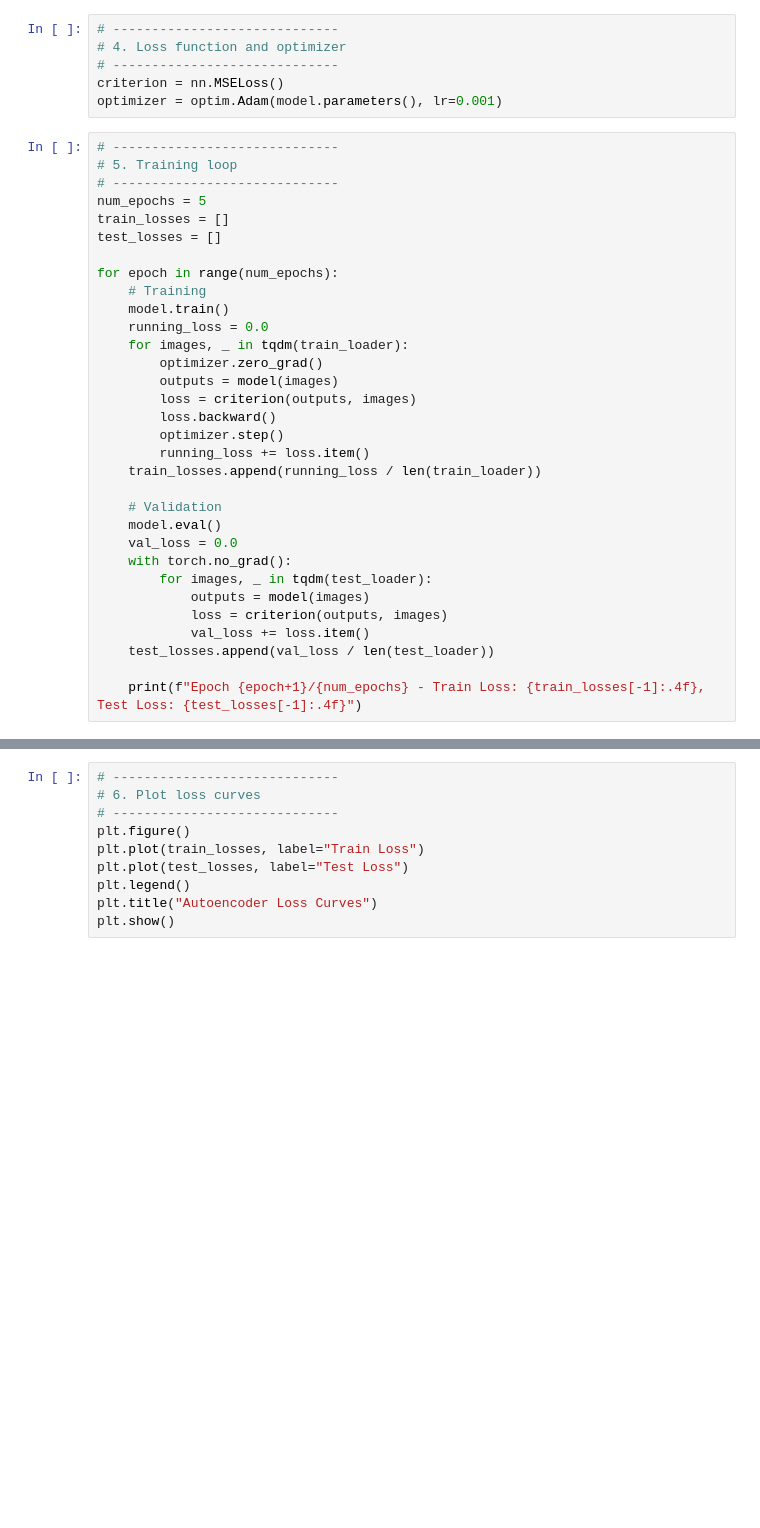
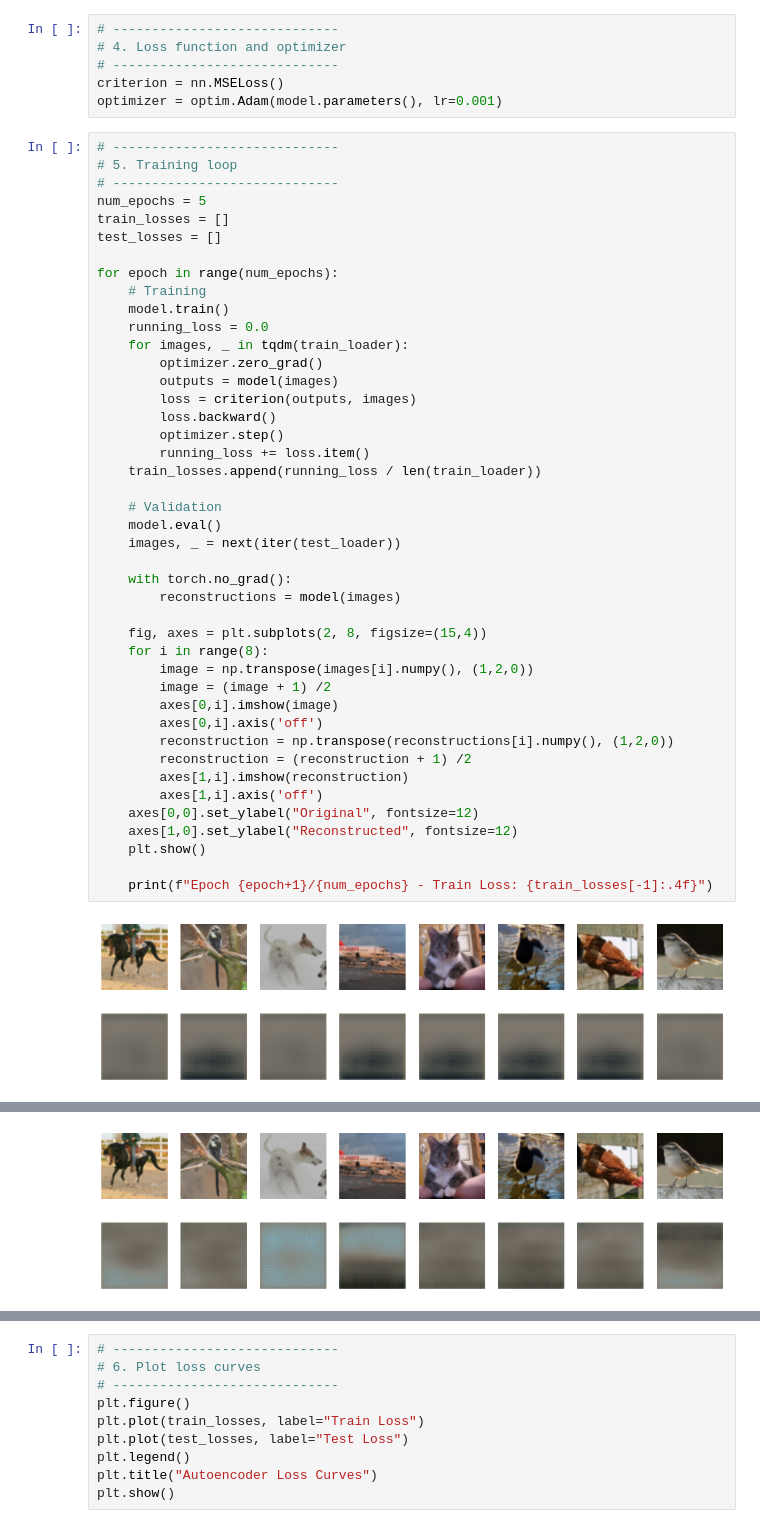
Before and after one commit to lmagoncalo/ferramentas_avancadas, a Jupyter notebook: 3 - CNN/AutoEncoder.ipynb, the cells around one changed output, grey strips where cells are left out. Saved outputs shown, nothing was run; the diff lists cells and outputs as text; blank space fills up the shorter version.

```diff
--- a/3 - CNN/AutoEncoder.ipynb
+++ b/3 - CNN/AutoEncoder.ipynb
@@ -119,33 +139,45 @@ optimizer = optim.Adam(model.parameters(), lr=0.001)
 # %%
 # -----------------------------
 # 5. Training loop
 # -----------------------------
 num_epochs = 5
 train_losses = []
 test_losses = []
 
 for epoch in range(num_epochs):
     # Training
     model.train()
     running_loss = 0.0
     for images, _ in tqdm(train_loader):
         optimizer.zero_grad()
         outputs = model(images)
         loss = criterion(outputs, images)
         loss.backward()
         optimizer.step()
         running_loss += loss.item()
     train_losses.append(running_loss / len(train_loader))
 
     # Validation
     model.eval()
-    val_loss = 0.0
+    images, _ = next(iter(test_loader))
+
     with torch.no_grad():
-        for images, _ in tqdm(test_loader):
-            outputs = model(images)
-            loss = criterion(outputs, images)
-            val_loss += loss.item()
-    test_losses.append(val_loss / len(test_loader))
+        reconstructions = model(images)
 
-    print(f"Epoch {epoch+1}/{num_epochs} - Train Loss: {train_losses[-1]:.4f}, Test Loss: {test_losses[-1]:.4f}")
+    fig, axes = plt.subplots(2, 8, figsize=(15,4))
+    for i in range(8):
+        image = np.transpose(images[i].numpy(), (1,2,0))
+        image = (image + 1) /2
+        axes[0,i].imshow(image)
+        axes[0,i].axis('off')
+        reconstruction = np.transpose(reconstructions[i].numpy(), (1,2,0))
+        reconstruction = (reconstruction + 1) /2
+        axes[1,i].imshow(reconstruction)
+        axes[1,i].axis('off')
+    axes[0,0].set_ylabel("Original", fontsize=12)
+    axes[1,0].set_ylabel("Reconstructed", fontsize=12)
+    plt.show()
+
+    print(f"Epoch {epoch+1}/{num_epochs} - Train Loss: {train_losses[-1]:.4f}")
 # %% [output]
+[figure, added]
@@ -152,0 +185 @@ Epoch 1/5 - Train Loss: 0.1749, Test Loss: 0.0975
+[figure, added]
```
Also changed, not shown: parts of 5 cells of this notebook, 7 other files.
